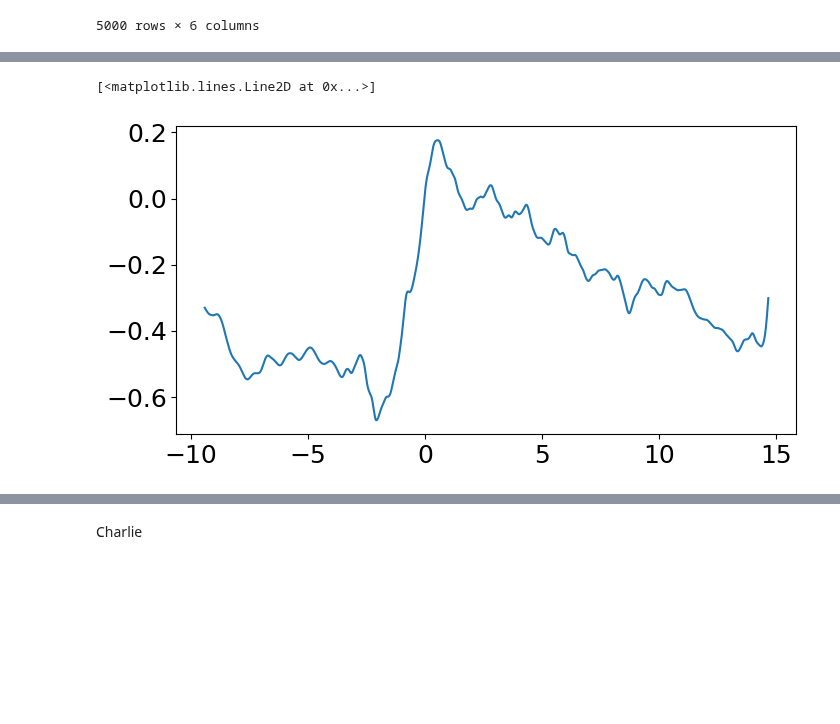
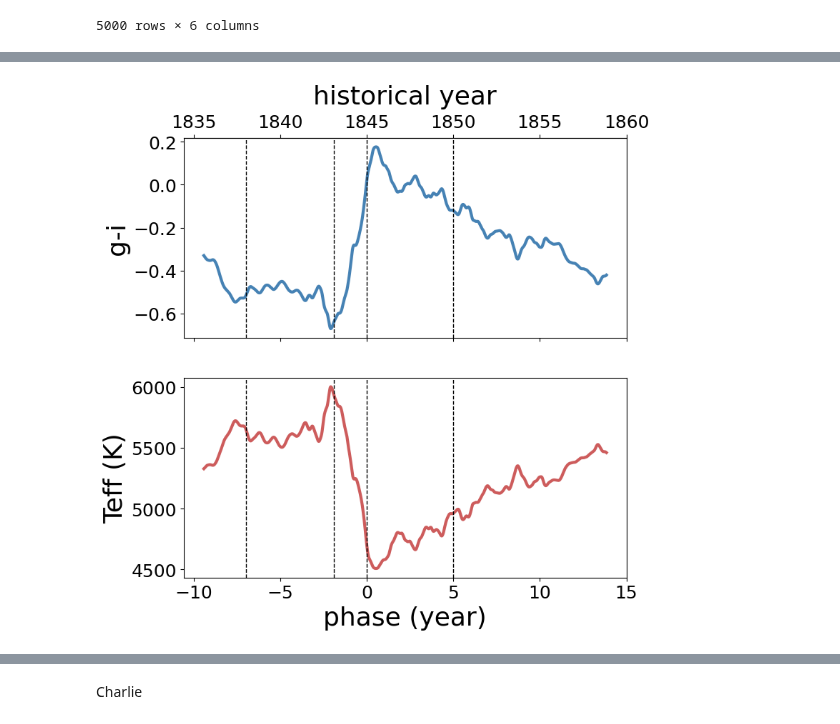
Before and after one commit to xiaolng/EtaCarEchoes, a Jupyter notebook: old_vers1/color_to_Teff_Pickle.ipynb, the cells around one changed output, grey strips where cells are left out. Saved outputs shown, nothing was run; the diff lists cells and outputs as text; code cells hidden in the pictures; blank space fills up the shorter version.

```diff
--- a/old_vers1/color_to_Teff_Pickle.ipynb
+++ b/old_vers1/color_to_Teff_Pickle.ipynb
@@ -61,6 +64,19 @@ def pickles_gr_calibration(filters, teffs, wave, flux):
     if not np.all(np.diff(gi0) < 0):
         raise RuntimeError("Pickles g-i is not monotonic in Teff")
     return tgrid, gr0
+# %%
+def pickles_ri_calibration(filters, teffs, wave, flux):
+    """Intrinsic (g-i)_0 vs Teff for Pickles I (monotonic, cooler = redder)."""
+    tgrid = np.linspace(4000.0, 9000.0, 251)
+    ri0 = np.empty_like(tgrid)
+    for i, t in enumerate(tgrid):
+        tmpl = jm.interp_template(float(t), teffs, flux)
+        sr, _ = ps.band_signal(wave, tmpl, filters["r"], min_cov=0.7)
+        si, _ = ps.band_signal(wave, tmpl, filters["i"], min_cov=0.7)
+        ri0[i] = -2.5 * np.log10(sr / si)
+    if not np.all(np.diff(gi0) < 0):
+        raise RuntimeError("Pickles g-i is not monotonic in Teff")
+    return tgrid, ri0
 # %%
 def band_extinctions(filters, teffs, wave, flux, ebv: float, rv: float = RV) -> dict[str, float]:
     """A_λ through each DECam band for a 5411 K Pickles I continuum."""
@@ -123,5 +142,6 @@ Text(0.5, 0, '')
 # replace np.trapezoid with np.trapz for older numpy version
 tgrid, gi0 = pickles_gi_calibration(filters, teffs, wave, flux)
 
+tgrid, gr0 = pickles_gr_calibration(filters, teffs, wave, flux)
 
-tgrid, gr0 = pickles_gr_calibration(filters, teffs, wave, flux)
+tgrid, ri0 = pickles_ri_calibration(filters, teffs, wave, flux)
@@ -439,9 +813,35 @@ fig.tight_layout()
 # %%
-plt.figure(figsize=(8, 4))
+fig, axs = plt.subplots(2, 1, figsize=(8, 8), sharex=True)
+
 
 t_ran_year = Time(t_ran, format='mjd', scale='utc').decimalyear
 
-plt.plot(t_ran_year - peak_t, g_new_dered - i_new_dered)
+
+ax = axs[0]
+idx = t_ran_year < 2030
+ax.plot(t_ran_year[idx] - peak_t, gi_dered[idx],  c='steelblue', lw=3)
+
+ax.set_ylabel('g-i')
+
+ax_top = ax.secondary_xaxis(
+    'top',
+    functions=(phase_to_historic_year, historic_year_to_phase)
+)
+ax_top.set_xlabel("historical year", labelpad=10);
+ax_top.set_xticks([1835, 1840, 1845, 1850, 1855, 1860]);
+
+
+ax = axs[1]
+
+plt.plot(t_ran_year[idx] - peak_t, teff_gi[idx], c='indianred', lw=3)
+
+ax.set_xlabel('phase (year)')
+ax.set_ylabel('Teff (K)')
+
+for ax in axs:
+    ax.axvline(x=0, ls='--', c='k', lw=1)
+    ax.axvline(x=0-1.9, ls='--', c='k', lw=1)
+    ax.axvline(x=0-7, ls='--', c='k', lw=1)
+    ax.axvline(x=0+5, ls='--', c='k', lw=1)
 # %% [output]
-[<matplotlib.lines.Line2D at 0x...>]
-[figure, old version]
+[figure, new version]
```
Also changed, not shown: parts of 30 cells of this notebook, 9 other files.
